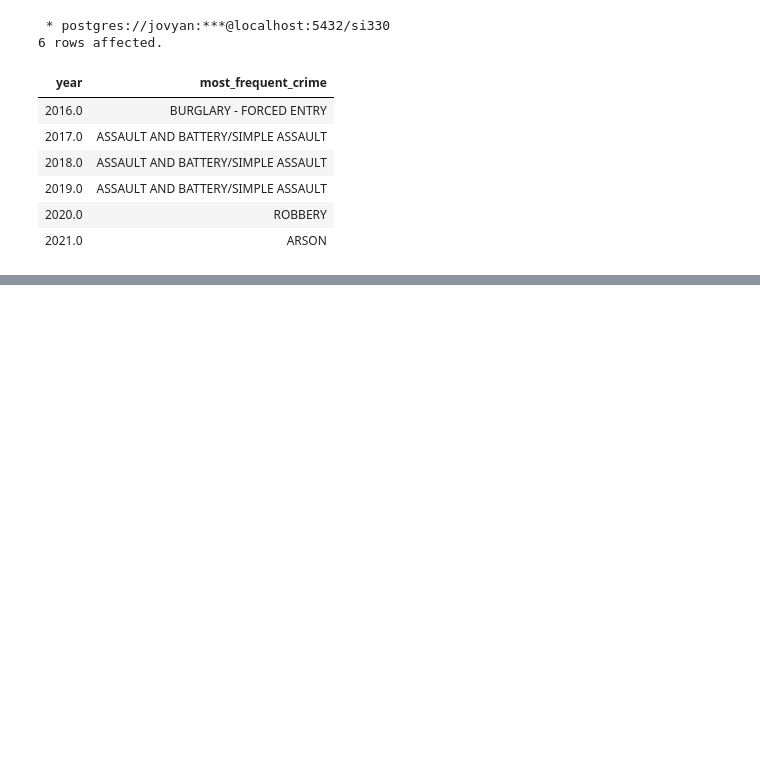
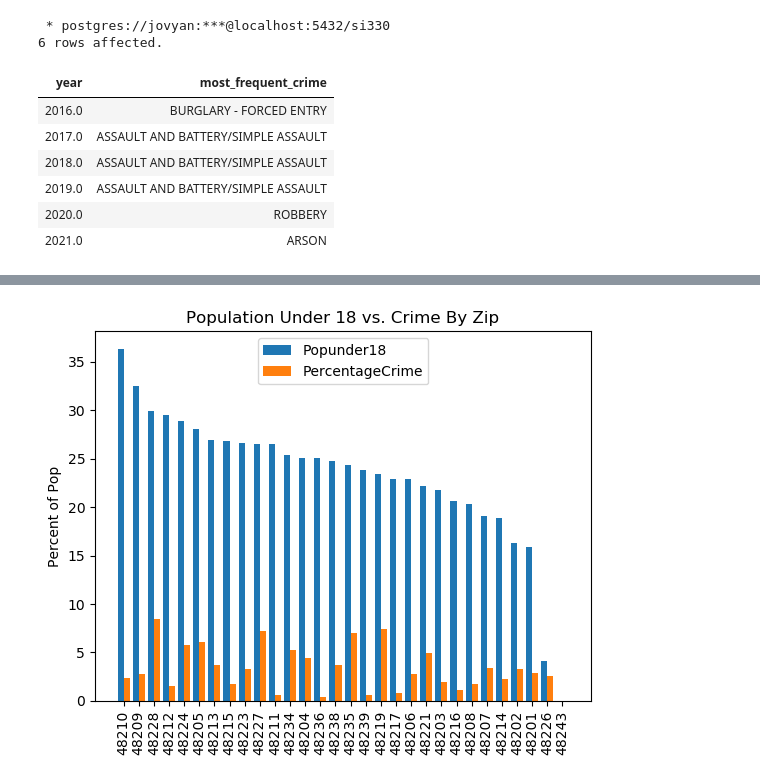
Before and after one commit to maryvogler/si330finalproject, a Jupyter notebook: FinalProject.ipynb, the cells around one changed output, grey strips where cells are left out. Drawn from its saved outputs; the diff is of its cells as text; code cells hidden in the pictures; blank space fills up the shorter version.

```diff
--- a/FinalProject.ipynb
+++ b/FinalProject.ipynb
@@ -138,13 +191,0 @@ p = 0.0006711835570052127
-# %%
-df2017 = MergedDf.loc['2017-01-01':'2017-12-31']
-def findYoungPopulation(df):
-    ratioYoung = df['Population_Under_5']/df['Total_Population']
-    percentYoung=ratioYoung*100
-    return percentYoung
-
-df2017=df2017.groupby('zip_code').apply(findYoungPopulation).to_frame(name='ratio')
-df = df2017.groupby('zip_code').agg(len)
-Finaldf=pd.merge(df2017, df, on='zip_code')
-Finaldf=Finaldf.groupby('zip_code').agg(max)
-Finaldf=Finaldf.rename(columns={'ratio_x':'Population Percent under 5', 'ratio_y':'Number of Crimes in 2017'})
-Finaldf
@@ -169,0 +192,62 @@ Finaldf
+# %%
+import matplotlib.pyplot as plt; plt.rcdefaults()
+import numpy as np
+import matplotlib.pyplot as plt
+
+#the apply function which is used in the creating dataframe function
+def findYoungPopulation(df):
+    ratioYoung = df['Population_Under_18']/df['Total_Population']
+    percentYoung=ratioYoung*100
+    return percentYoung
+
+#the function used to create the dataframe
+def creatingDataFrame():
+    df=pd.read_csv("TotalPopulation.csv")
+    df2=pd.read_csv("Crime_Incidents.csv")
+    df = df.rename(columns={'ZCTA5CE10':'zip_code'})
+    newdf = pd.merge(df, df2, on='zip_code')
+    newdf=newdf.set_index(pd.to_datetime(newdf['incident_timestamp']))
+    newdf = newdf.loc['2017-01-01':'2017-12-31']
+
+    newdf=newdf.groupby('zip_code').apply(findYoungPopulation).to_frame(name='ratio')
+
+    popdf = newdf.groupby('zip_code').agg(len)
+    Finaldf=pd.merge(newdf, popdf, on='zip_code')
+
+    Finaldf=Finaldf.groupby('zip_code').agg(max)
+    Finaldf=Finaldf.rename(columns={'ratio_x':'Population_Under_18', 'ratio_y':'Crimes_in_2017'})
+    Finaldf=Finaldf.sort_values(by=['Population_Under_18'], ascending=False)
+    return(Finaldf)
+
+#creating the visual
+def CreatingVisual(Df):
+    Crimes2017 = Df['Crimes_in_2017']
+    Crimes2017= Crimes2017.to_list()
+    CrimeTotal = sum(Crimes2017)
+    PercentageCrime =[]
+    for items in Crimes2017:
+        PercentageCrime.append((items / CrimeTotal)* 100)
+
+    ZipCodes = Df.index.values
+    PopulationUnder18 = Df['Population_Under_18']
+    PopulationUnder18= PopulationUnder18.to_list()
+    y_pos = np.arange(len(ZipCodes))
+
+    x = np.arange(len(ZipCodes))  # the label locations
+    width = 0.4  # the width of the bars
+
+    fig, ax = plt.subplots()
+    rects1 = ax.bar(x - width/2, PopulationUnder18, width, label='Popunder18')
+    rects2 = ax.bar(x + width/2, PercentageCrime, width, label='PercentageCrime')
+
+    plt.ylabel('Percent of Pop')
+    plt.title('Population Under 18 vs. Crime By Zip')
+    ax.set_xticks(x)
+    ax.set_xticklabels(ZipCodes)
+    plt.xticks(rotation=90)
+    ax.legend()
+    plt.show()
+CreatingVisual(creatingDataFrame())
+creatingDataFrame()
+# %% [output]
+[figure, added]
```
Also changed, not shown: parts of 7 cells of this notebook, 3 other files.
